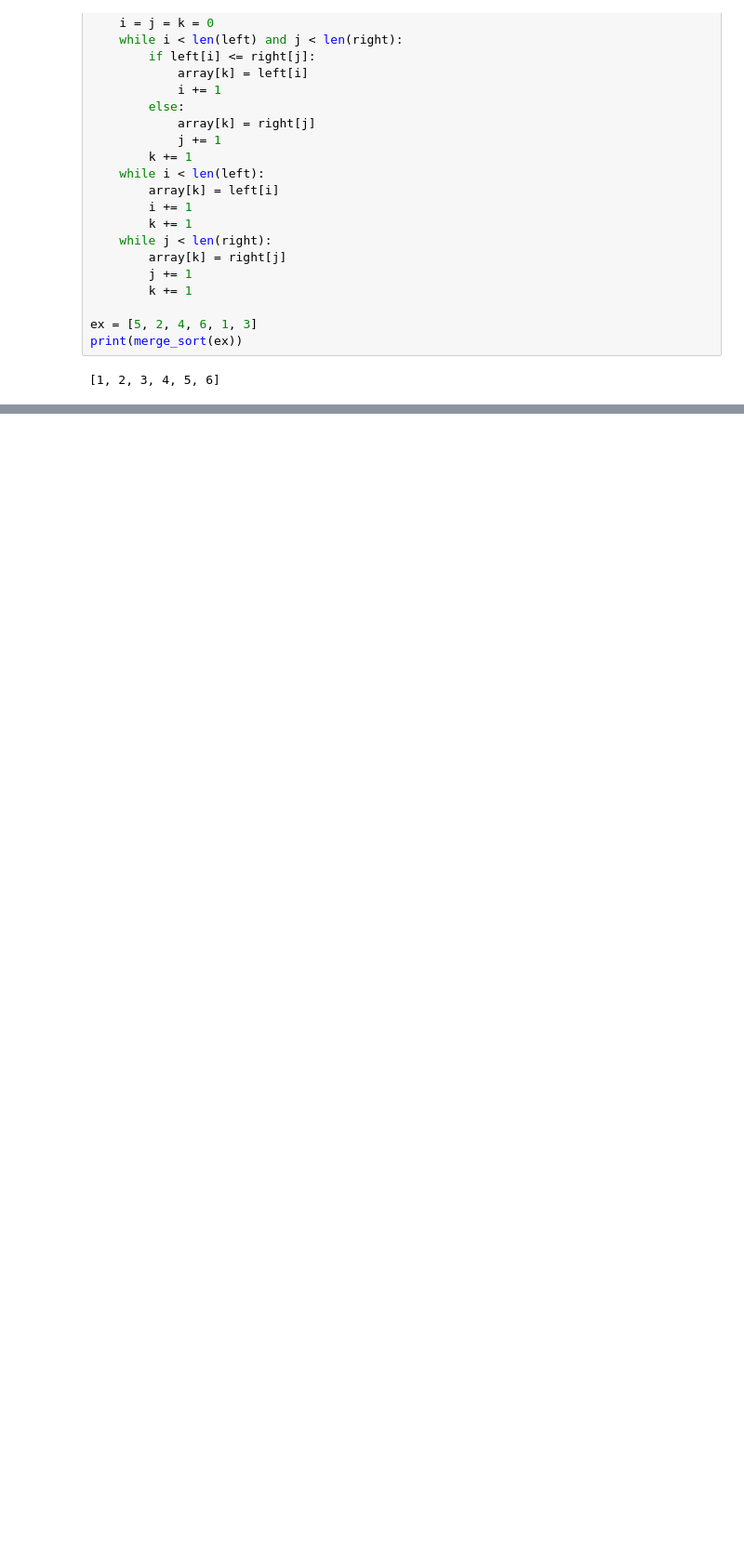
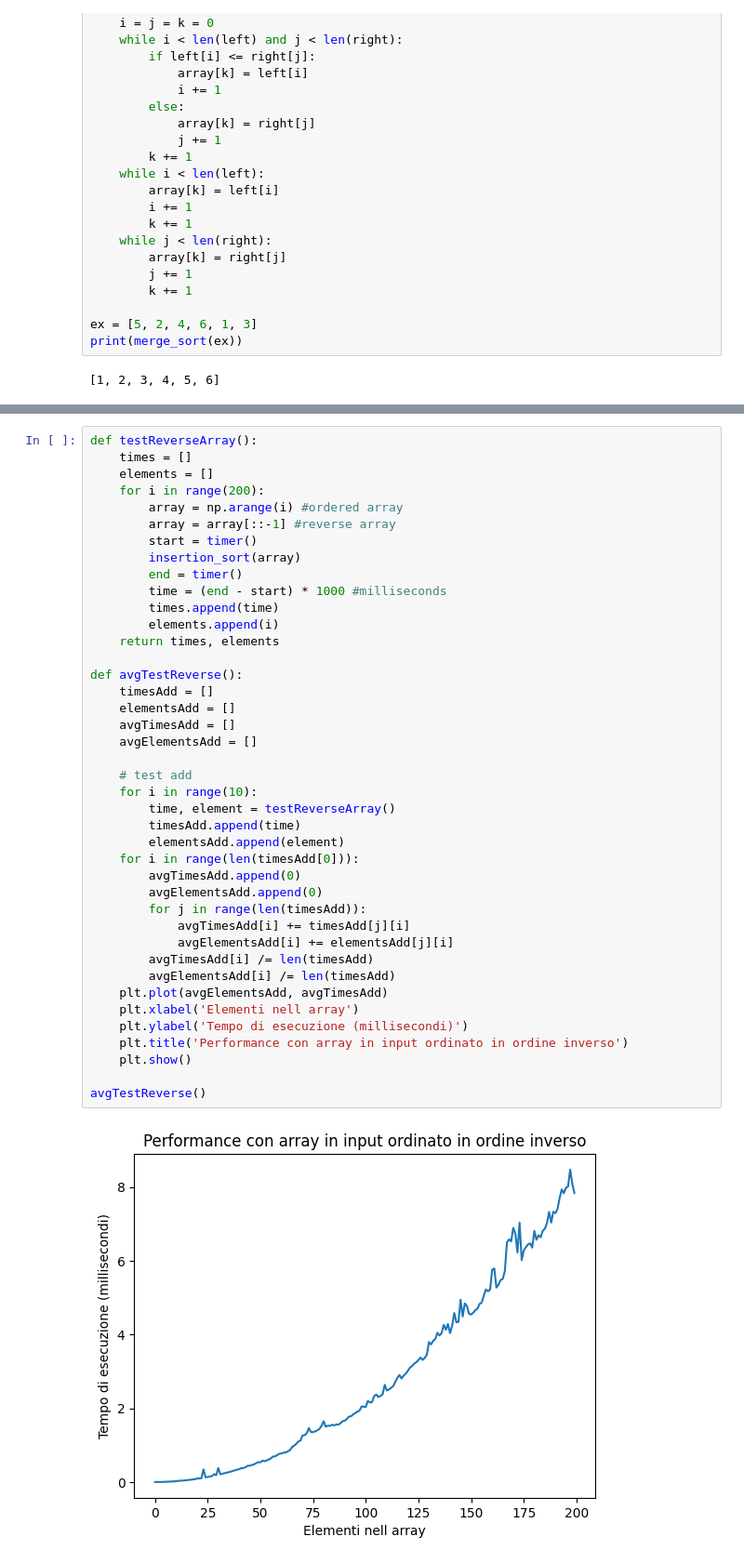
Before and after one commit to digesaremarco/Lab_Algo_Ex_B, a Jupyter notebook: Algoritmi di ordinamento.ipynb, the cells around one changed output, grey strips where cells are left out. Shown at 93% size. Drawn from its saved outputs; the diff is of its cells as text; blank space fills up the shorter version.

```diff
--- a/Algoritmi di ordinamento.ipynb
+++ b/Algoritmi di ordinamento.ipynb
@@ -87,0 +204,43 @@ print(merge_sort(ex))
+# %%
+def testReverseArray():
+    times = []
+    elements = []
+    for i in range(200):
+        array = np.arange(i) #ordered array
+        array = array[::-1] #reverse array
+        start = timer()
+        insertion_sort(array)
+        end = timer()
+        time = (end - start) * 1000 #milliseconds
+        times.append(time)
+        elements.append(i)
+    return times, elements
+
+def avgTestReverse():
+    timesAdd = []
+    elementsAdd = []
+    avgTimesAdd = []
+    avgElementsAdd = []
+
+    # test add
+    for i in range(10):
+        time, element = testReverseArray()
+        timesAdd.append(time)
+        elementsAdd.append(element)
+    for i in range(len(timesAdd[0])):
+        avgTimesAdd.append(0)
+        avgElementsAdd.append(0)
+        for j in range(len(timesAdd)):
+            avgTimesAdd[i] += timesAdd[j][i]
+            avgElementsAdd[i] += elementsAdd[j][i]
+        avgTimesAdd[i] /= len(timesAdd)
+        avgElementsAdd[i] /= len(timesAdd)
+    plt.plot(avgElementsAdd, avgTimesAdd)
+    plt.xlabel('Elementi nell array')
+    plt.ylabel('Tempo di esecuzione (millisecondi)')
+    plt.title('Performance con array in input ordinato in ordine inverso')
+    plt.show()
+
+avgTestReverse()
+# %% [output]
+[figure, added]
```
Also changed, not shown: parts of 5 cells of this notebook.
